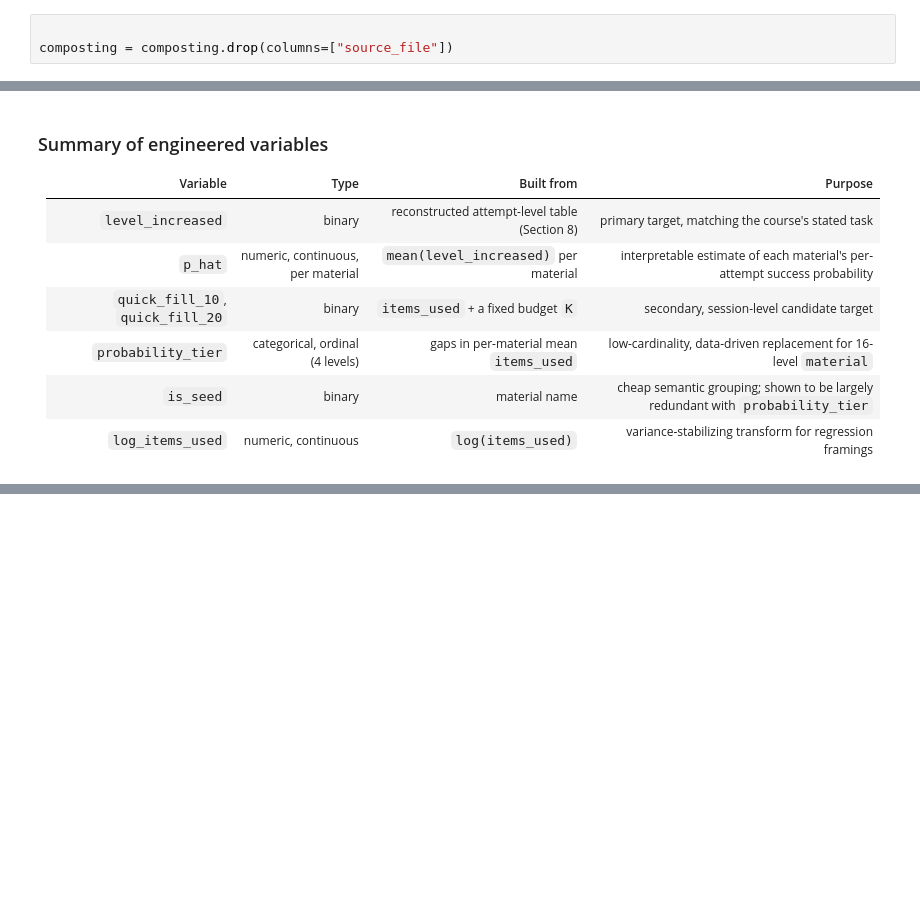
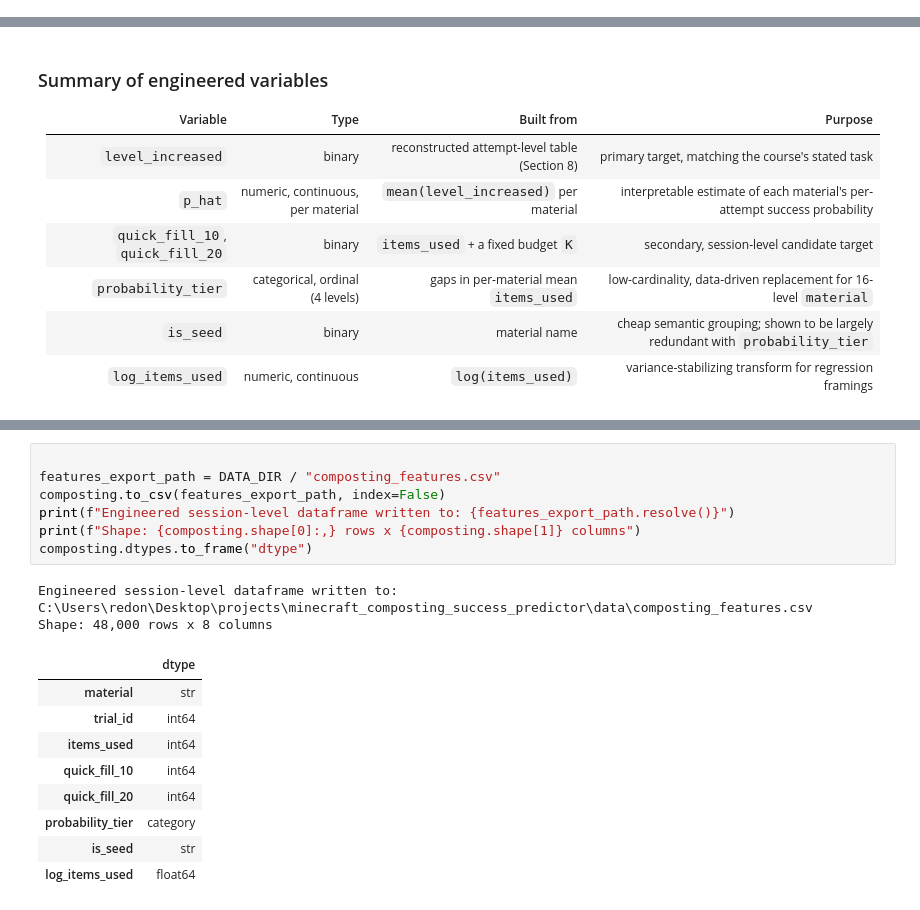
Before and after one commit to errodd/minecraft_composting_success_predictor, a Jupyter notebook: notebooks/01_eda.ipynb, the cells around one changed output, grey strips where cells are left out. Drawn from its saved outputs; the diff is of its cells as text; blank space fills up the shorter version.

```diff
--- a/notebooks/01_eda.ipynb
+++ b/notebooks/01_eda.ipynb
@@ -289,6 +235,3 @@ exactly 16 unique values as expected, and `items_used` takes far fewer unique va
-# %%
-
-composting = composting.drop(columns=["source_file"])
 # %% [markdown]
 
 # 6. Data Quality
@@ -1202,0 +1234,19 @@ is why `probability_tier` remains necessary as a separate feature.
+# %%
+
+features_export_path = DATA_DIR / "composting_features.csv"
+composting.to_csv(features_export_path, index=False)
+print(f"Engineered session-level dataframe written to: {features_export_path.resolve()}")
+print(f"Shape: {composting.shape[0]:,} rows x {composting.shape[1]} columns")
+composting.dtypes.to_frame("dtype")
+# %% [output]
+Engineered session-level dataframe written to: C:\Users\redon\Desktop\projects\minecraft_composting_success_predictor\data\composting_features.csv
+Shape: 48,000 rows x 8 columns
+|  | dtype |
+| material | str |
+| trial_id | int64 |
+| items_used | int64 |
+| quick_fill_10 | int64 |
+| quick_fill_20 | int64 |
+| probability_tier | category |
+| is_seed | str |
+| log_items_used | float64 |
```
Also changed, not shown: parts of 23 cells of this notebook, 4 other files.
